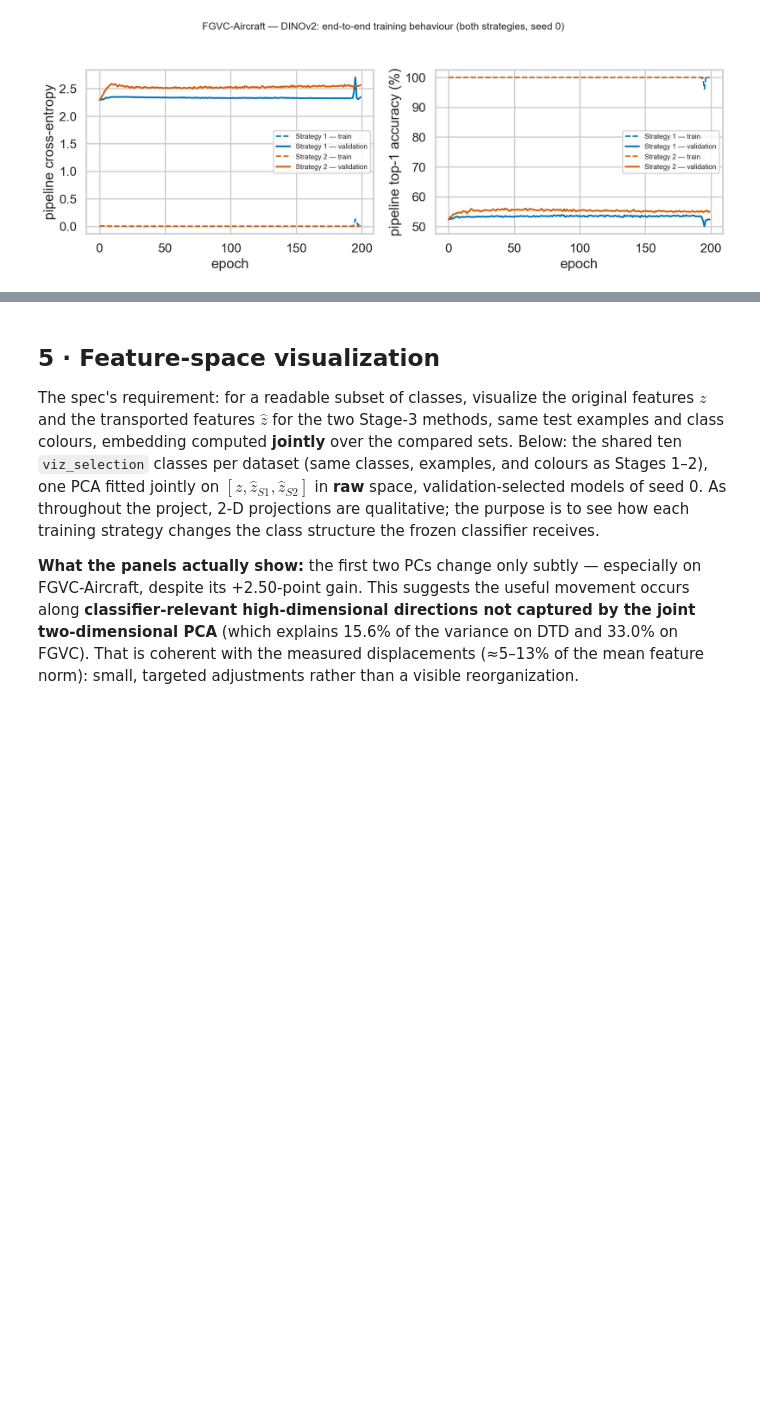
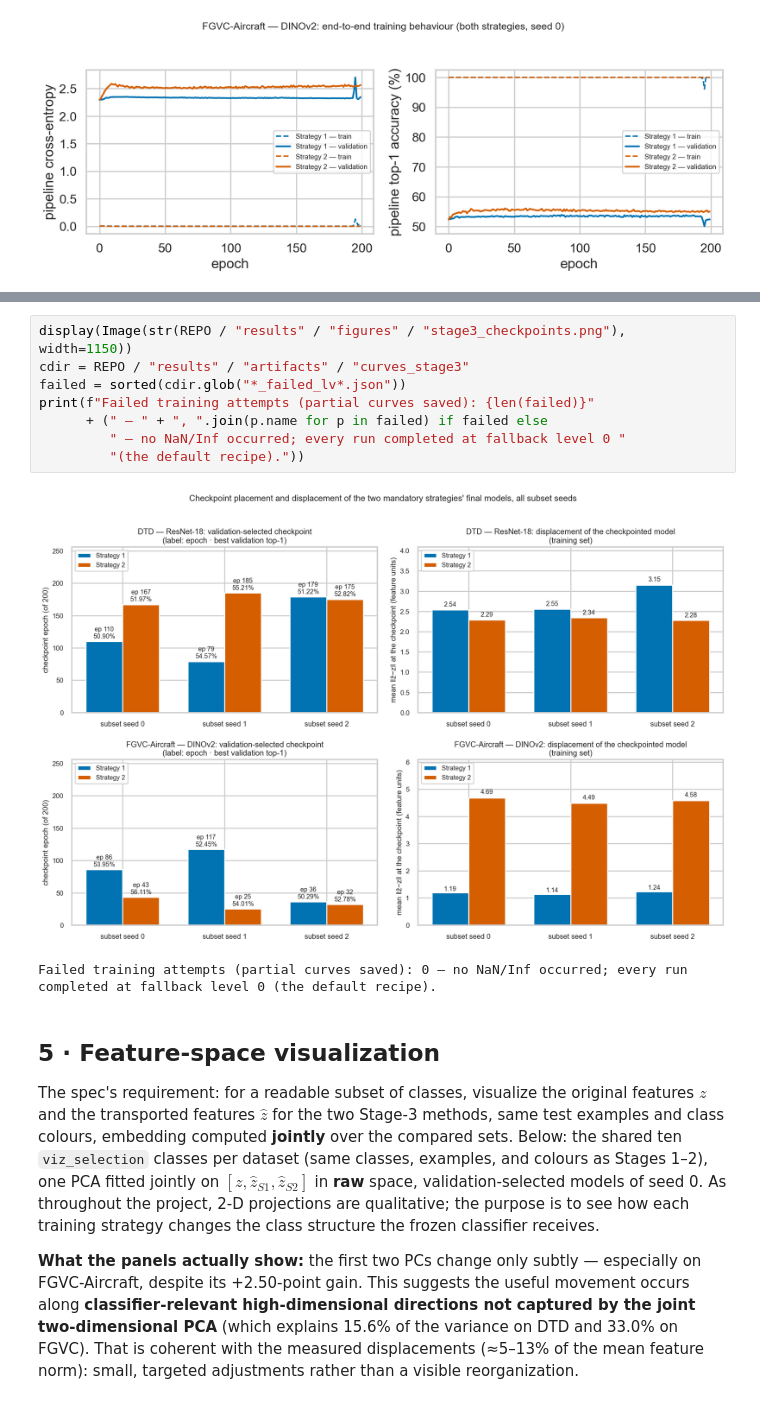
Before and after one commit to alonengel/Computer-Vision-Project, a Jupyter notebook: notebooks/stage3_presentation.ipynb, the cells around one changed output, grey strips where cells are left out. Cells and saved outputs as stored; diff of their text form; blank space fills up the shorter version.

```diff
--- a/notebooks/stage3_presentation.ipynb
+++ b/notebooks/stage3_presentation.ipynb
@@ -277,3 +231,14 @@ Failed training attempts (partial curves saved): 0 — no NaN/Inf occurred; ever
+# %%
+display(Image(str(REPO / "results" / "figures" / "stage3_checkpoints.png"), width=1150))
+cdir = REPO / "results" / "artifacts" / "curves_stage3"
+failed = sorted(cdir.glob("*_failed_lv*.json"))
+print(f"Failed training attempts (partial curves saved): {len(failed)}"
+      + (" — " + ", ".join(p.name for p in failed) if failed else
+         " — no NaN/Inf occurred; every run completed at fallback level 0 "
+         "(the default recipe)."))
+# %% [output]
+[figure, added]
+Failed training attempts (partial curves saved): 0 — no NaN/Inf occurred; every run completed at fallback level 0 (the default recipe).
 # %% [markdown]
 ## 5 · Feature-space visualization
 
```
Also changed, not shown: parts of 6 cells of this notebook, 16 other files.
